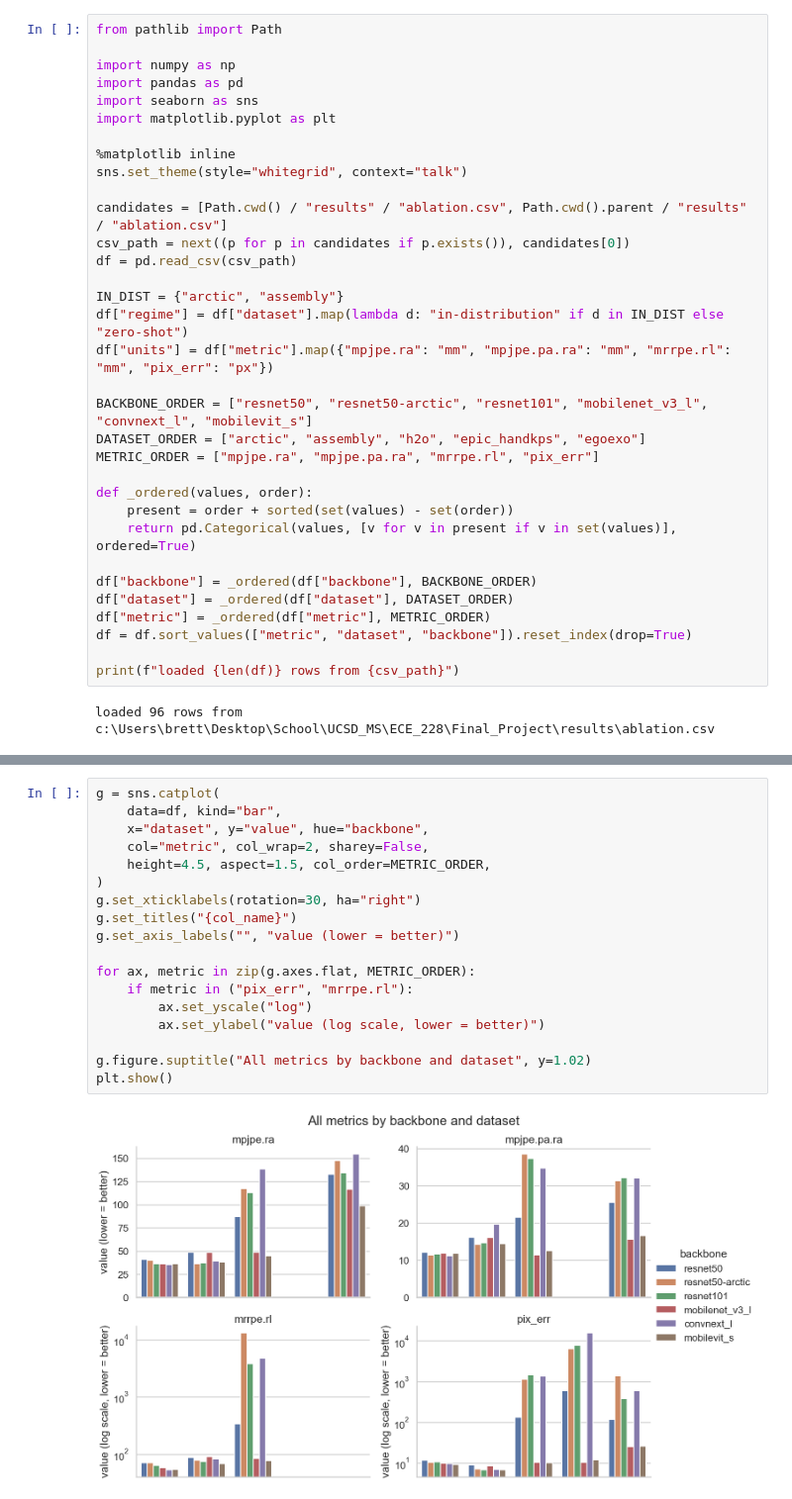
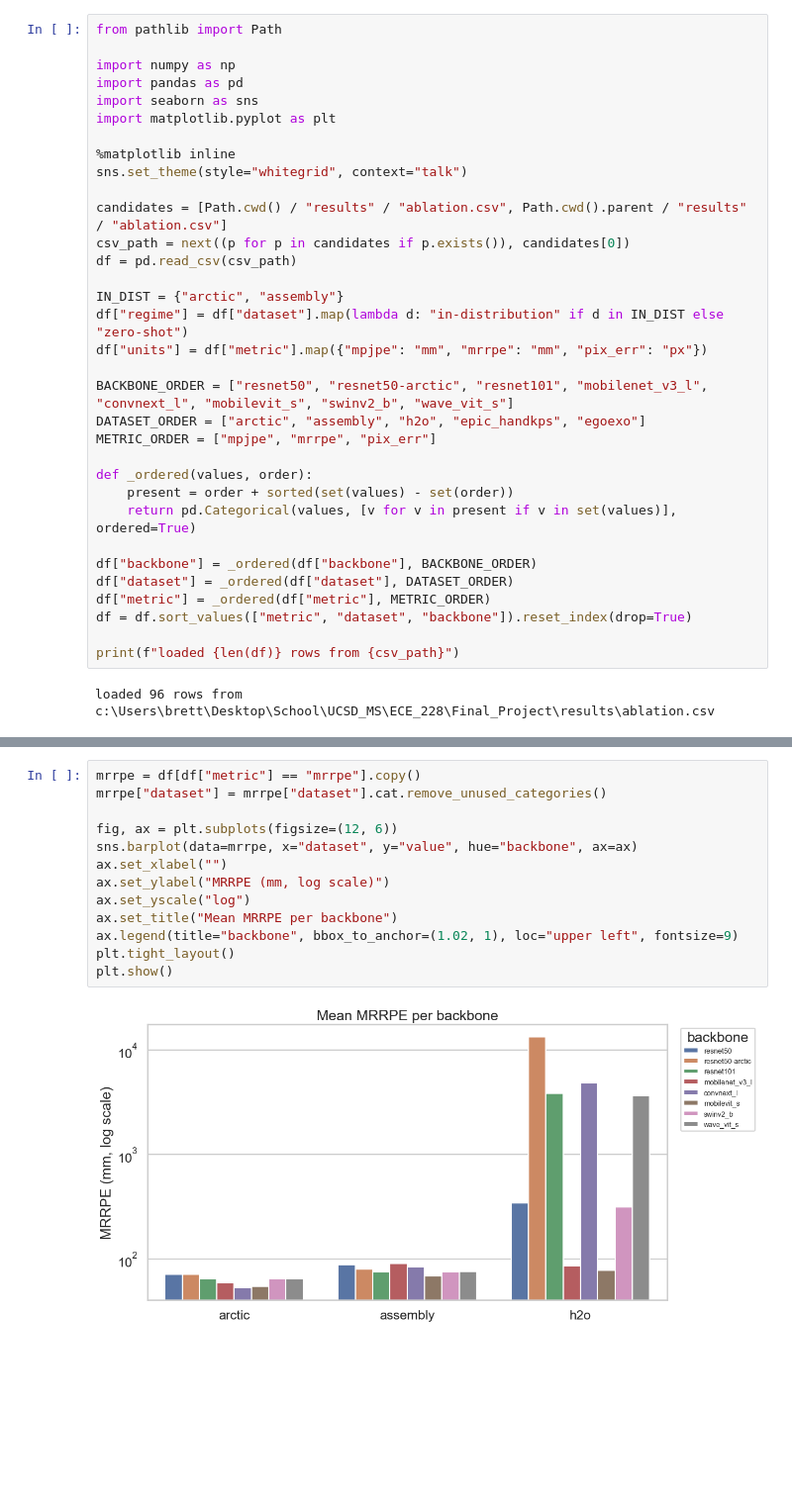
Before and after one commit to BJKin/Egocentric-3D-Hand-Pose-Estimation, a Jupyter notebook: notebooks/ablation.ipynb, the cells around one changed output, grey strips where cells are left out. Shown at 99% size. Drawn from its saved outputs; the diff is of its cells as text; blank space fills up the shorter version.

```diff
--- a/notebooks/ablation.ipynb
+++ b/notebooks/ablation.ipynb
@@ -72,11 +68,11 @@ df = pd.read_csv(csv_path)
 
 IN_DIST = {"arctic", "assembly"}
 df["regime"] = df["dataset"].map(lambda d: "in-distribution" if d in IN_DIST else "zero-shot")
-df["units"] = df["metric"].map({"mpjpe.ra": "mm", "mpjpe.pa.ra": "mm", "mrrpe.rl": "mm", "pix_err": "px"})
+df["units"] = df["metric"].map({"mpjpe": "mm", "mrrpe": "mm", "pix_err": "px"})
 
-BACKBONE_ORDER = ["resnet50", "resnet50-arctic", "resnet101", "mobilenet_v3_l", "convnext_l", "mobilevit_s"]
+BACKBONE_ORDER = ["resnet50", "resnet50-arctic", "resnet101", "mobilenet_v3_l", "convnext_l", "mobilevit_s", "swinv2_b", "wave_vit_s"]
 DATASET_ORDER = ["arctic", "assembly", "h2o", "epic_handkps", "egoexo"]
-METRIC_ORDER = ["mpjpe.ra", "mpjpe.pa.ra", "mrrpe.rl", "pix_err"]
+METRIC_ORDER = ["mpjpe", "mrrpe", "pix_err"]
 
 def _ordered(values, order):
     present = order + sorted(set(values) - set(order))
@@ -143,20 +129,15 @@ plt.show()
 # %%
-g = sns.catplot(
-    data=df, kind="bar",
-    x="dataset", y="value", hue="backbone",
-    col="metric", col_wrap=2, sharey=False,
-    height=4.5, aspect=1.5, col_order=METRIC_ORDER,
-)
-g.set_xticklabels(rotation=30, ha="right")
-g.set_titles("{col_name}")
-g.set_axis_labels("", "value (lower = better)")
+mrrpe = df[df["metric"] == "mrrpe"].copy()
+mrrpe["dataset"] = mrrpe["dataset"].cat.remove_unused_categories()
 
-for ax, metric in zip(g.axes.flat, METRIC_ORDER):
-    if metric in ("pix_err", "mrrpe.rl"):
-        ax.set_yscale("log")
-        ax.set_ylabel("value (log scale, lower = better)")
-
-g.figure.suptitle("All metrics by backbone and dataset", y=1.02)
+fig, ax = plt.subplots(figsize=(12, 6))
+sns.barplot(data=mrrpe, x="dataset", y="value", hue="backbone", ax=ax)
+ax.set_xlabel("")
+ax.set_ylabel("MRRPE (mm, log scale)")
+ax.set_yscale("log")
+ax.set_title("Mean MRRPE per backbone")
+ax.legend(title="backbone", bbox_to_anchor=(1.02, 1), loc="upper left", fontsize=9)
+plt.tight_layout()
 plt.show()
 # %% [output]
-[figure, old version]
+[figure, new version]
```
Also changed, not shown: parts of 9 cells of this notebook, 11 other files.
